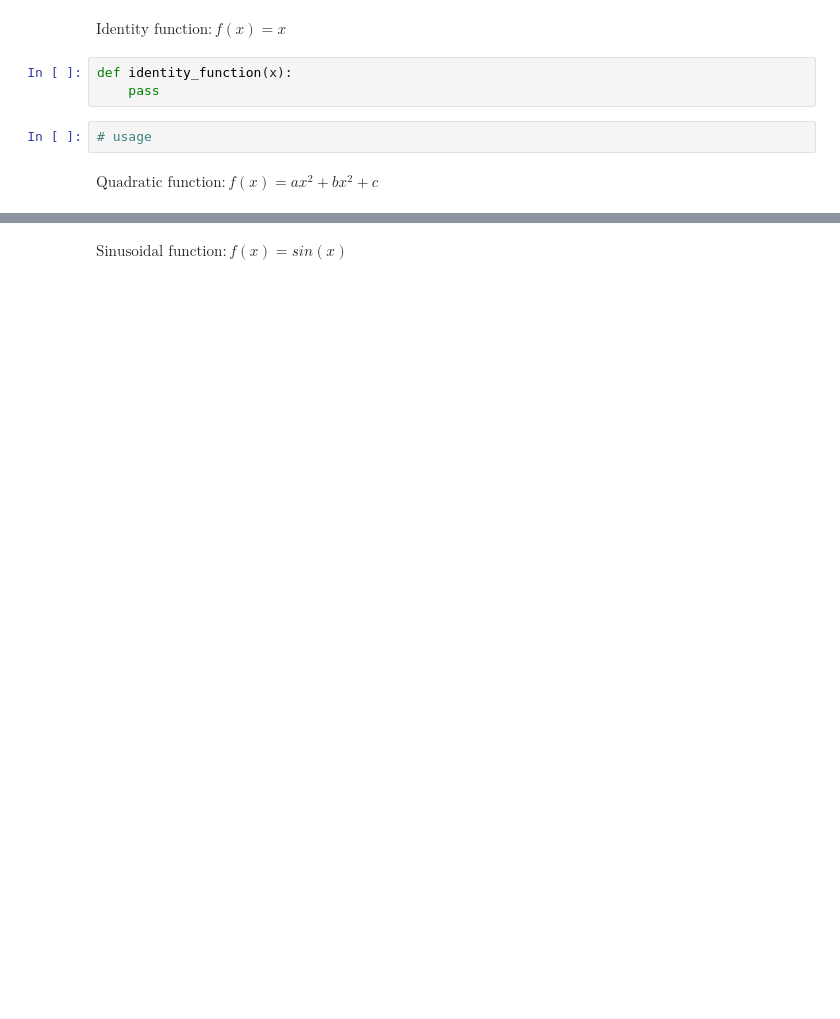
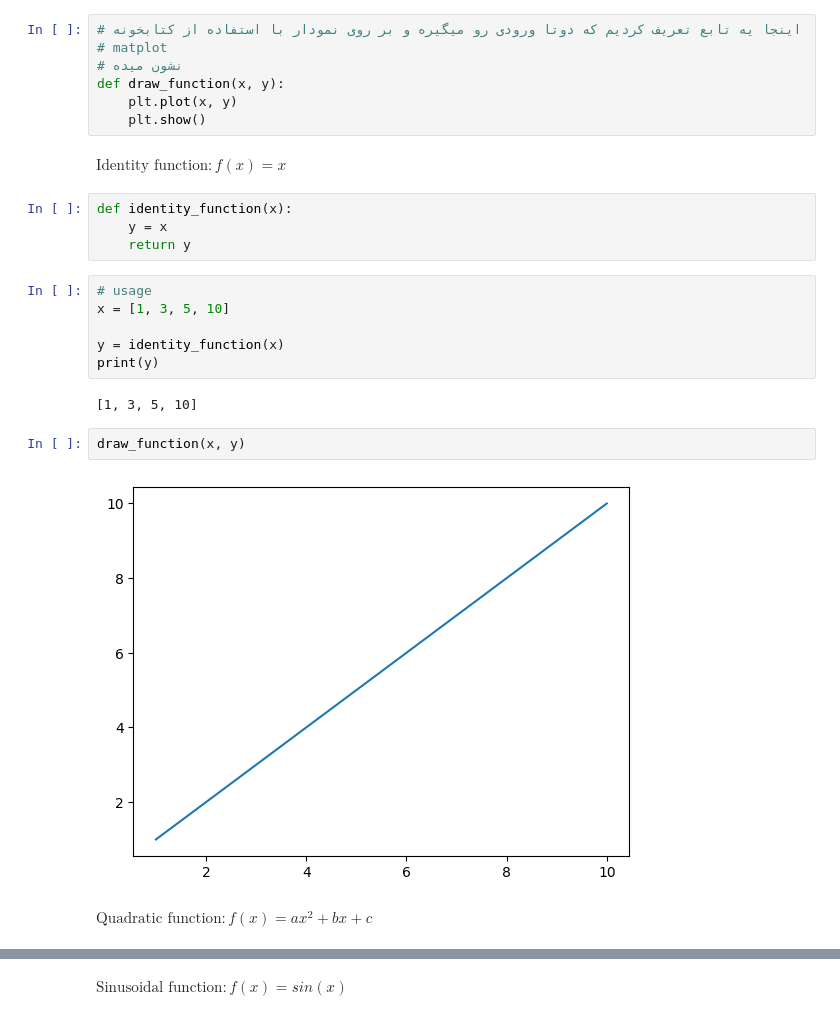
Before and after one commit to hasanisaeed/python-course, a Jupyter notebook: S03/02_functions_example.ipynb, the cells around one changed output, grey strips where cells are left out. Drawn from its saved outputs; the diff is of its cells as text; blank space fills up the shorter version.

```diff
--- a/S03/02_functions_example.ipynb
+++ b/S03/02_functions_example.ipynb
@@ -12,3 +28,10 @@ def draw_function(x, y):
+# %%
+# اینجا یه تابع تعریف کردیم که دوتا ورودی رو میگیره و بر روی نمودار با استفاده از کتابخونه
+# matplot
+# نشون میده
+def draw_function(x, y):
+    plt.plot(x, y)
+    plt.show()
 # %% [markdown]
 $
 \begin{equation}
@@ -17,12 +40,23 @@ $
 $
 # %%
 def identity_function(x):
-    pass
+    y = x
+    return y
-# %%
-# usage
+# %%
+# usage
+x = [1, 3, 5, 10]
+
+y = identity_function(x)
+print(y)
+# %% [output]
+[1, 3, 5, 10]
+# %%
+draw_function(x, y)
+# %% [output]
+[figure, added]
 # %% [markdown]
 $
 \begin{equation}
-  \text{Quadratic function} : f(x) = ax^{2} + bx^{2} + c
+  \text{Quadratic function} : f(x) = ax^{2} + bx + c
 \end{equation}
 $
```
Also changed, not shown: parts of 14 cells of this notebook, 1 other file.
